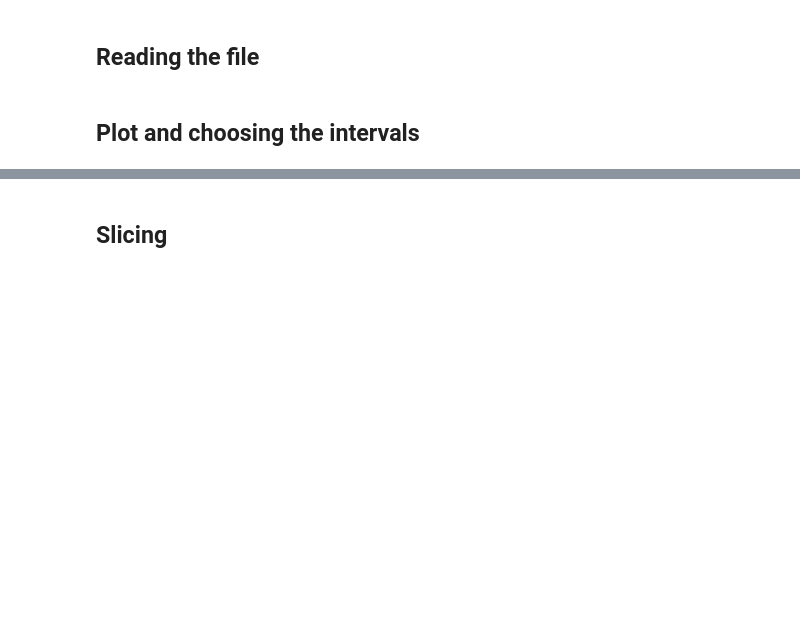
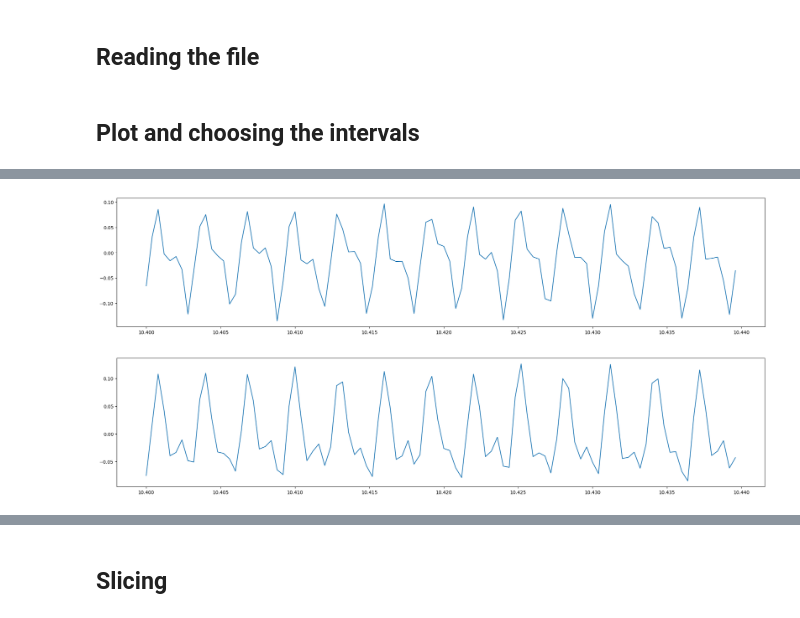
Before and after one commit to KotekKacper/GuitarTrainer, a Jupyter notebook: fft/demo.ipynb, the cells around one changed output, grey strips where cells are left out. Cells and saved outputs as stored; diff of their text form; code cells hidden in the pictures; blank space fills up the shorter version.

```diff
--- a/fft/demo.ipynb
+++ b/fft/demo.ipynb
@@ -12,6 +12,8 @@ inter_start = 3000
 inter_end = 40960
 sample_rate = 2500.0
 sample_length = 500
+min_freq = 70
+max_freq = 1000
 # %% [markdown]
 ## Reading the file
 # %%
@@ -40,0 +86,13 @@ ipd.Audio(X, rate=sample_rate)
+# %%
+i = 23000
+p = 100
+fig = plt.figure(figsize=(25, 5), dpi=100)
+plt.plot(X[i:i+p],Y_denoise[i:i+p])
+plt.show()
+
+fig = plt.figure(figsize=(25, 5), dpi=100)
+plt.plot(X[i:i+p],Y_filtered[i:i+p])
+plt.show()
+# %% [output]
+[figure, added]
+[figure, added]
```
Also changed, not shown: parts of 12 cells of this notebook, 2 other files.
